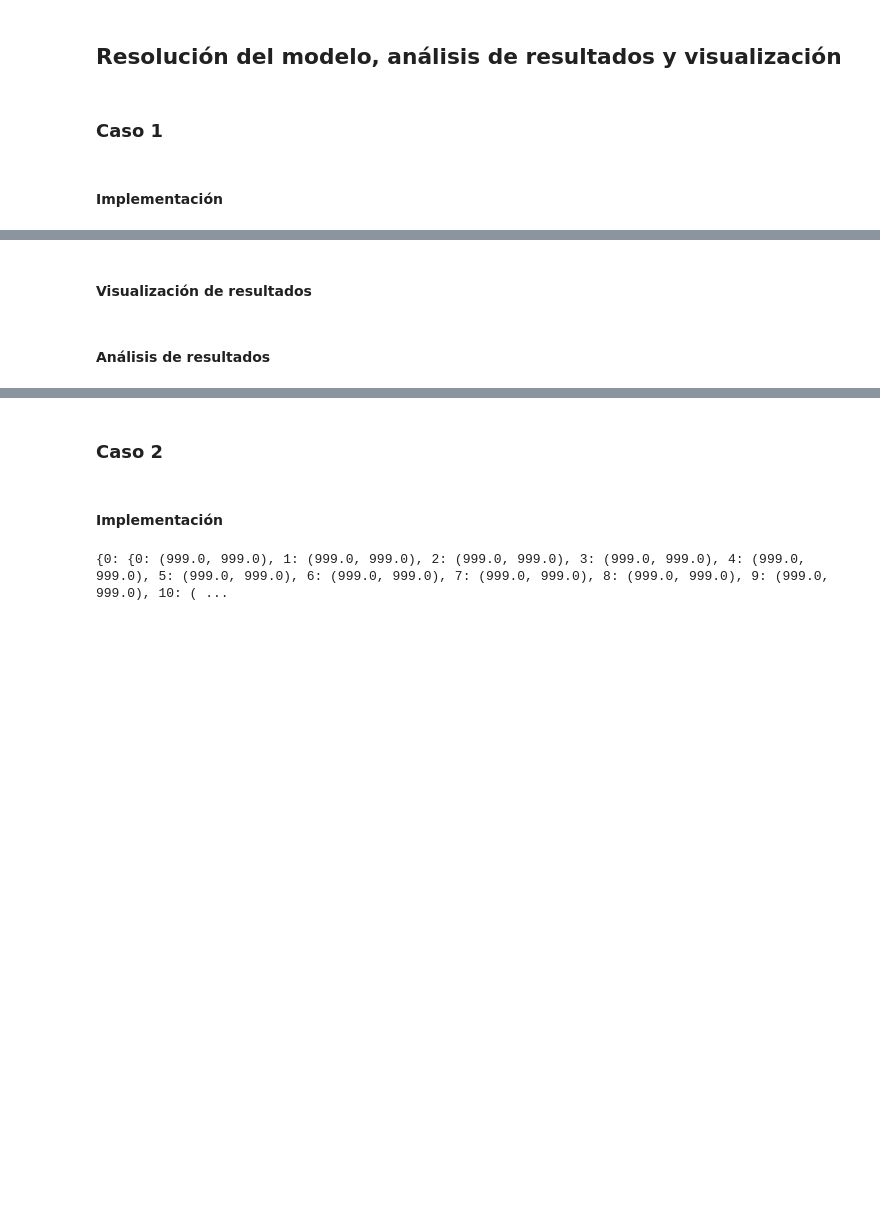
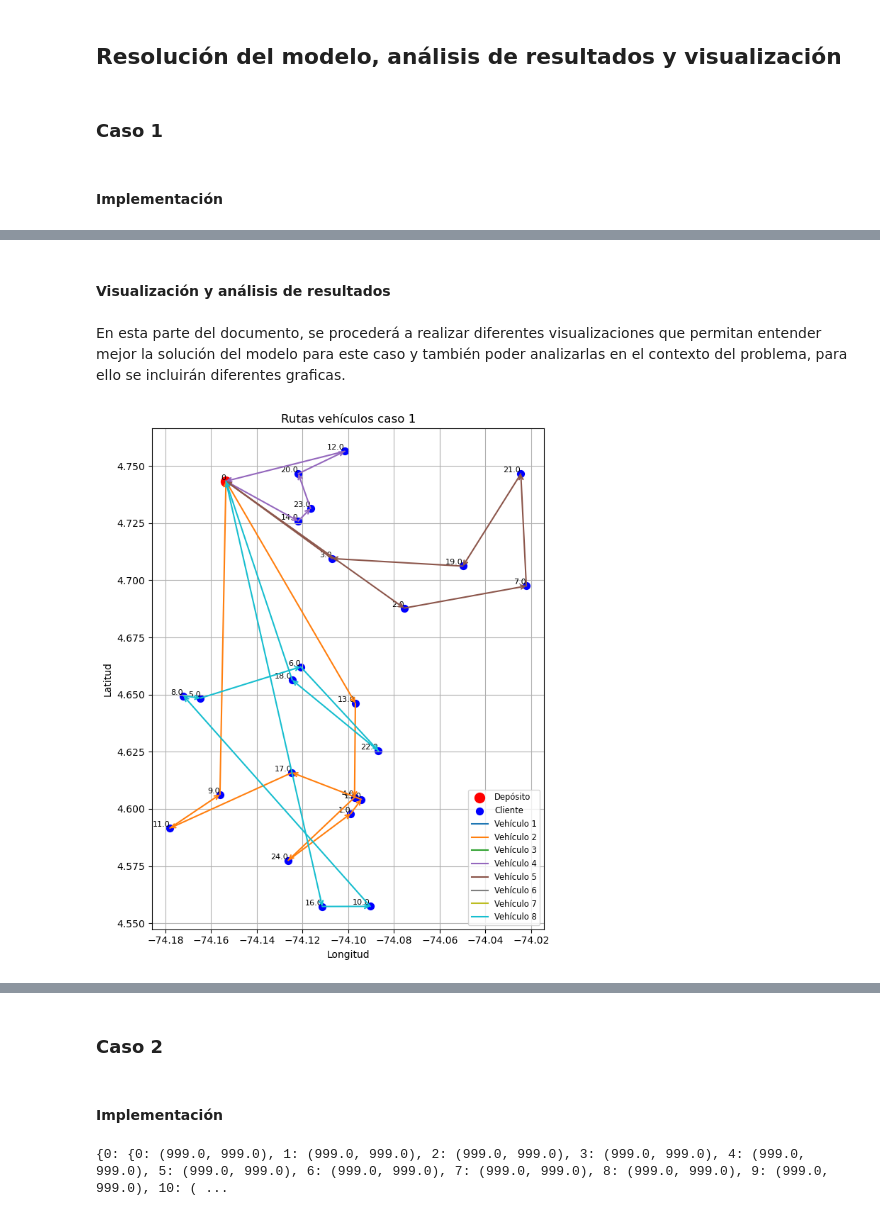
Before and after one commit to Proyectos-MOS/Proyecto-Etapa-3, a Jupyter notebook: notebook.ipynb, the cells around one changed output, grey strips where cells are left out. Saved outputs shown, nothing was run; the diff lists cells and outputs as text; code cells hidden in the pictures; blank space fills up the shorter version.

Commit message:
Caso 1 completo y terminado

```diff
--- a/notebook.ipynb
+++ b/notebook.ipynb
@@ -65,7 +65,6 @@ for i, coords_i in nodes.items():
             'end':   f"{coords_j[0]},{coords_j[1]}"
         }
 
-        print(f"Calculando de {i} a {j}…")
         response = requests.get(url, headers=headers, params=params)
         time.sleep(1.6)  # para no sobrepasar el rate-limit
 
@@ -88,7 +87,7 @@ for i, coords_i in nodes.items():
 
 
 # === Guardar en JSON
-with open("distancias-tiempo-api-carro-3.json", "w") as f:
+with open("distancias-tiempo-api-carro-1.json", "w") as f:
     json.dump(grafo, f, indent=2)
 # %% [markdown]
 Este código generó 3 archivos JSON distintos, cada uno para un caso distinto, los archivos reciben los nombres "distancias-tiempo-api-carro-#" siendo # el número del caso para el cuál se están calculando los datos.
@@ -460,4 +489,62 @@ Writing problem data to 'C:\Users\57314\AppData\Local\Temp\tmpzbudnfzu.glpk.glp'
 # %% [markdown]
-#### Visualización de resultados
+#### Visualización y análisis de resultados
-# %% [markdown]
-#### Análisis de resultados
+# %% [markdown]
+En esta parte del documento, se procederá a realizar diferentes visualizaciones que permitan entender mejor la solución del modelo para este caso y también poder analizarlas en el contexto del problema, para ello se incluirán diferentes graficas.
+# %%
+import pandas as pd
+import matplotlib.pyplot as plt
+from matplotlib.cm import get_cmap
+
+clients = pd.read_csv('data-caso1/clients.csv')
+depots  = pd.read_csv('data-caso1/depots.csv')
+
+depot = depots.iloc[0]
+coords = { 0: (depot.Longitude, depot.Latitude) }
+for _, row in clients.iterrows():
+    coords[row.ClientID] = (row.Longitude, row.Latitude)
+
+# Figura
+fig, ax = plt.subplots(figsize=(10, 8))
+for node, (x, y) in coords.items():
+    if node == 0:
+        ax.scatter(x, y, c='red', s=100, label='Depósito')
+    else:
+        label = 'Cliente' if 'Cliente' not in ax.get_legend_handles_labels()[1] else ""
+        ax.scatter(x, y, c='blue', s=50, label=label)
+    ax.text(x, y, str(node), fontsize=8, ha='right', va='bottom')
+
+# Lineas de ruta
+vehicles = list(model.V)
+cmap = get_cmap('tab10', len(vehicles))
+for idx, v in enumerate(vehicles):
+    color = cmap(idx)
+    for i in model.N:
+        for j in model.N:
+            if i != j and model.x[i, j, v].value > 0.5:
+                x1, y1 = coords[i]
+                x2, y2 = coords[j]
+                ax.annotate(
+                    '',
+                    xy=(x2, y2),
+                    xytext=(x1, y1),
+                    arrowprops=dict(
+                        arrowstyle='->',
+                        color=color,
+                        lw=1.5,
+                        shrinkA=0, shrinkB=0
+                    ),
+                    annotation_clip=False
+                )
+    ax.plot([], [], color=color, lw=1.5, label=f'Vehículo {v}')
+
+
+ax.set_title('Rutas vehículos caso 1')
+ax.set_xlabel('Longitud')
+ax.set_ylabel('Latitud')
+ax.legend(loc='best', fontsize='small')
+ax.grid(True)
+ax.set_aspect('equal', adjustable='box')
+plt.tight_layout()
+plt.show()
+# %% [output]
+[figure, added]
```
Also changed, not shown: parts of 21 cells of this notebook, 2 other files.
